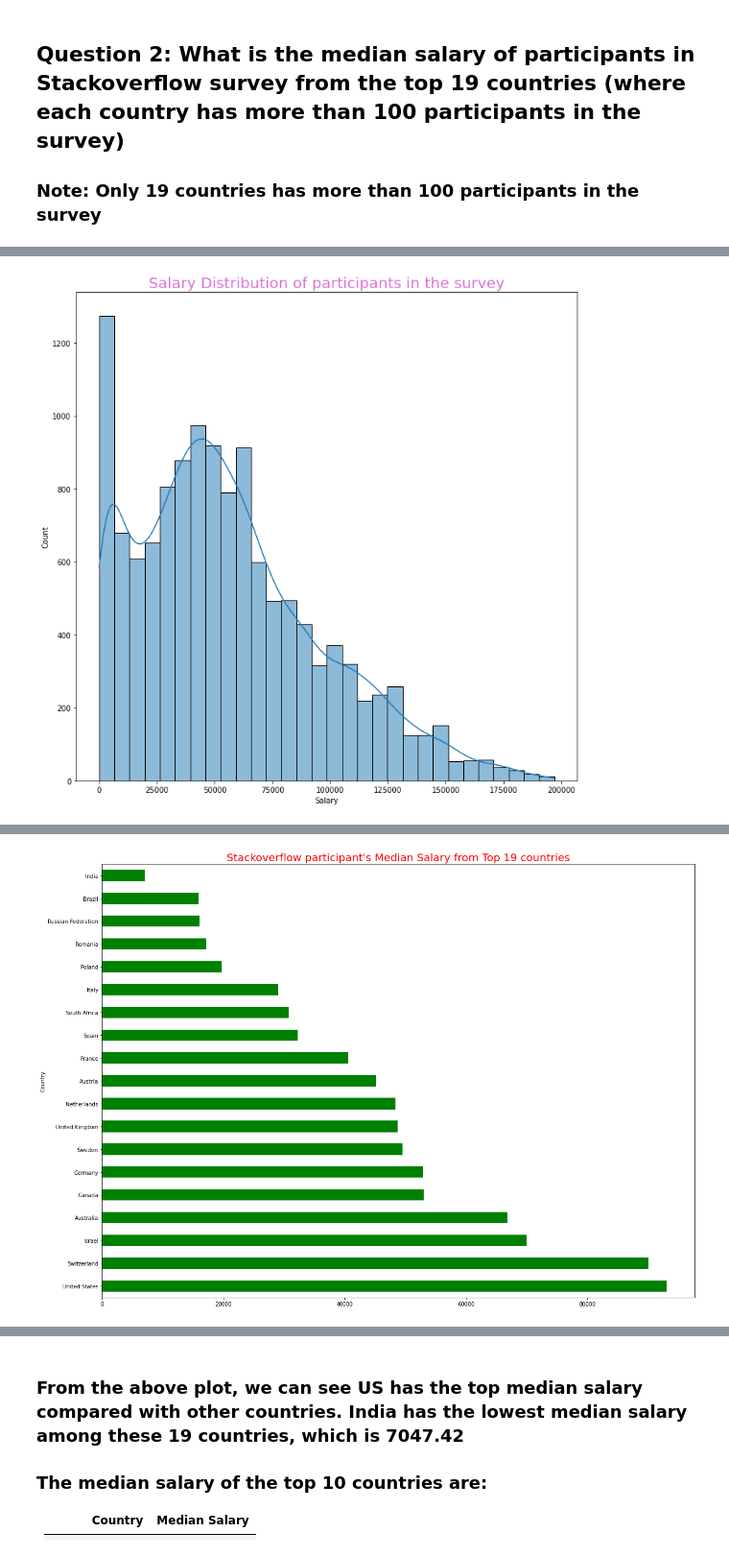
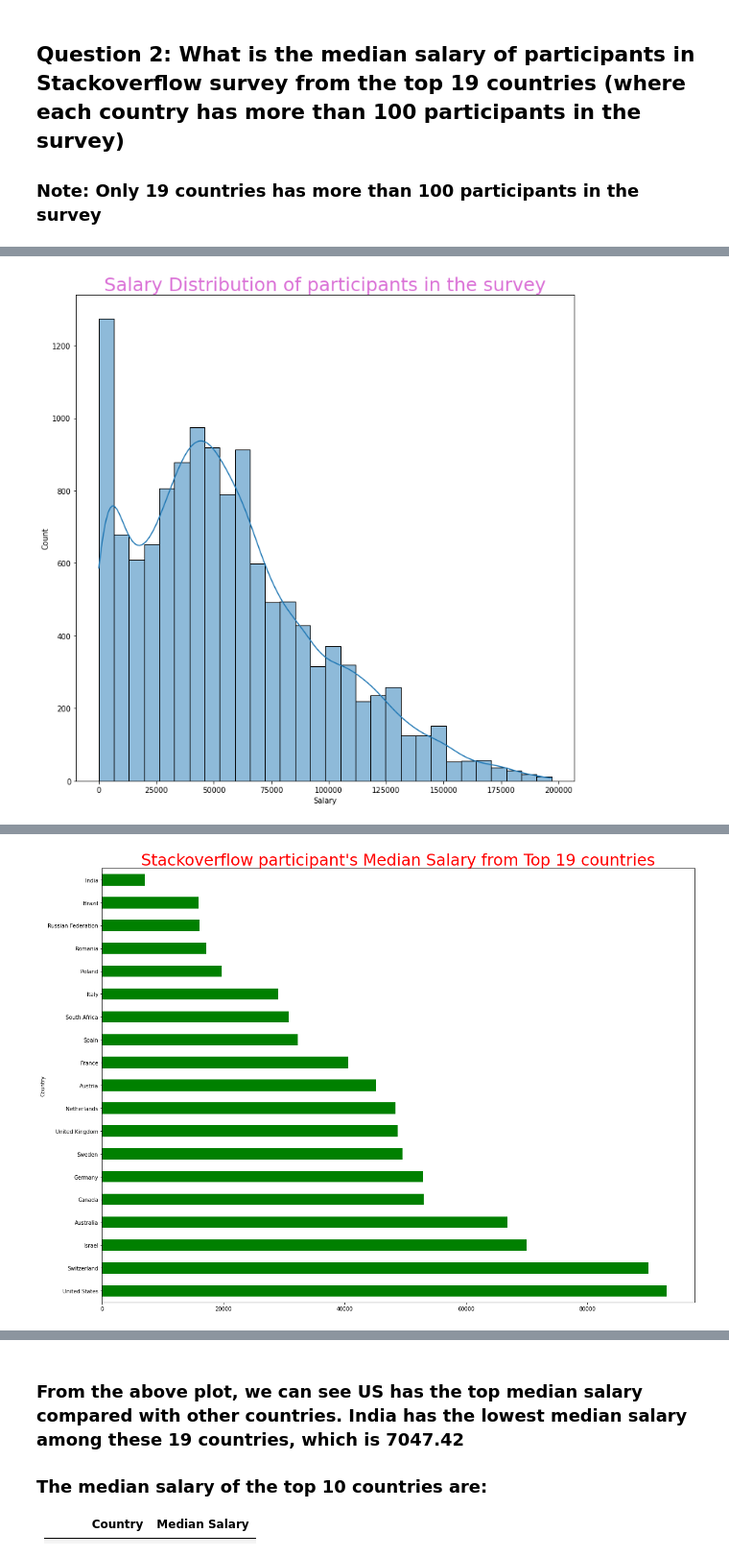
Before and after one commit to thanhta/StackOverflow-Survey-Analytics, a Jupyter notebook: StackOverflow_survey_analytics.ipynb, the cells around one changed output, grey strips where cells are left out. Shown at 96% size. Cells and saved outputs as stored; diff of their text form; code cells hidden in the pictures.

```diff
--- a/StackOverflow_survey_analytics.ipynb
+++ b/StackOverflow_survey_analytics.ipynb
@@ -246,11 +251,11 @@ survey_df.describe()
 # %%
 # Get a histogram of the Salary distrubution, we should see the average salary is around 56,000
 plt.figure(figsize=(12, 12))
-plt.title("Salary Distribution of participants in the survey", fontsize=20, color="orchid")
+plt.title("Salary Distribution of participants in the survey", fontsize=25, color="orchid")
 
 sns.histplot(x = survey_df.Salary, bins = 30, kde = True);
 # %% [output]
-[figure, old version]
+[figure, new version]
 # %%
 # Drop any row where the Salary is null
 no_null_sal = survey_df.dropna(subset=['Salary']).copy()
@@ -259,21 +264,21 @@ no_null_sal = survey_df.dropna(subset=['Salary']).copy()
 # %%
 # Get the participane's count of "each country"
 value_counts = no_null_sal["Country"].value_counts()
 #print(value_counts/survey_df.shape[0])
 
 # Select the values where the Country having less than 100 participants to be removed to eliminate outliners
 to_remove = value_counts[value_counts <= 100].index
 
 # Keep rows where the "Country" column is not in to_remove list
 sub_df = no_null_sal[~no_null_sal.Country.isin(to_remove)]
 
 # Plot the median Salary of top 60 countries having more 100 survey participant
 c_df = sub_df.groupby('Country')['Salary'].median().sort_values(ascending = False)
 c_df.head(19)
-plot_bar_graph(c_df, 'Country', 'Salary', "Stackoverflow participant's Median Salary from Top 19 countries", 20, 15, 20, 'red', 'green', vert=True, rot=0)
+plot_bar_graph(c_df, 'Country', 'Salary', "Stackoverflow participant's Median Salary from Top 19 countries", 20, 15, 30, 'red', 'green', vert=True, rot=0)
 # %% [output]
 [interactive output not drawn]
-[figure, old version]
+[figure, new version]
 [interactive output not drawn]
 # %% [markdown]
 ### From the above plot, we can see US has the top median salary compared with other countries. India has the lowest median salary among these 19 countries, which is 7047.42
```
Also changed, not shown: parts of 8 cells of this notebook, 1 other file.
